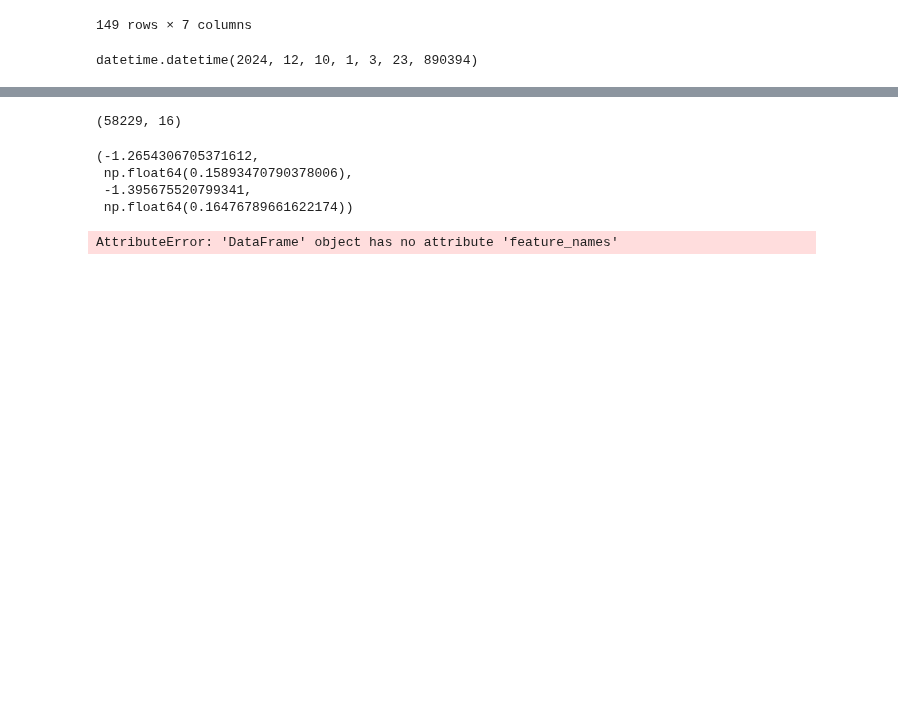
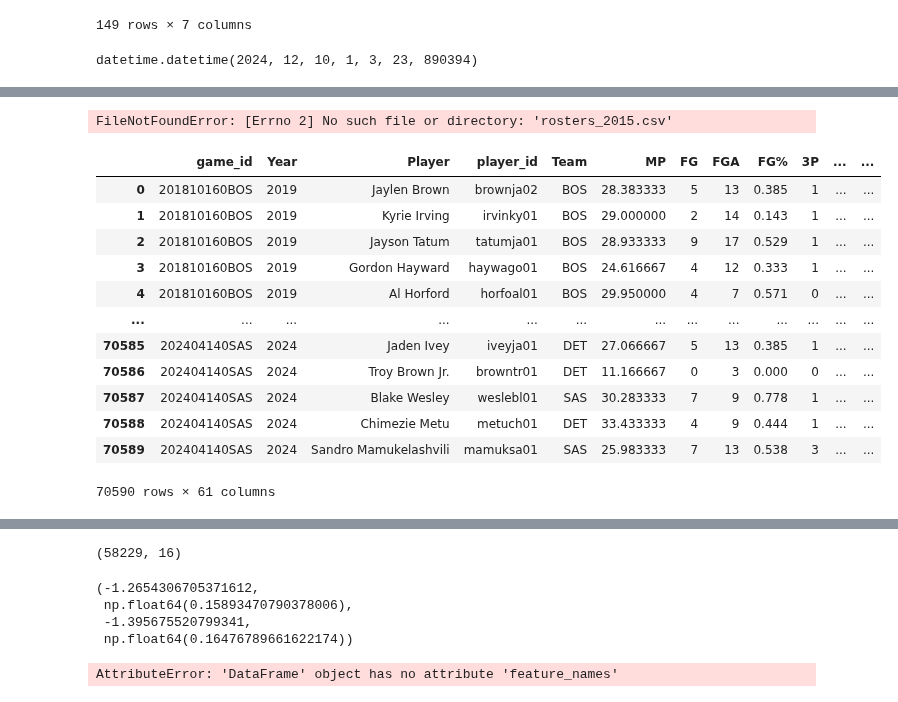
Before and after one commit to martinbog19/LeFirstBasket, a Jupyter notebook: ml/predict_first_basket.ipynb, the cells around one changed output, grey strips where cells are left out. Saved outputs shown, nothing was run; the diff lists cells and outputs as text; code cells hidden in the pictures; blank space fills up the shorter version.

```diff
--- a/ml/predict_first_basket.ipynb
+++ b/ml/predict_first_basket.ipynb
@@ -119,3 +133,16 @@ first_basket = pd.concat([pd.read_csv(f'../data/first_basket_{year}.csv') for ye
+# %%
+os.listdir('../data/rosters.nosync/')
+
+dfs = []
+for path in os.listdir('../data/rosters.nosync/') :
+    df = pd.read_csv(os.path.join(path))
+    # df.insert(1, 'Year', year)
+    dfs.append(df)
+stats = pd.concat(dfs).reset_index(drop = True)
+stats = pd.merge(stats, first_basket[['game_id', 'first_basket']], on = 'game_id', how = 'inner')
+stats['first_basket_scorer'] = (stats['player_id'] == stats['first_basket']).astype(int)
+# %% [output]
+FileNotFoundError: [Errno 2] No such file or directory: 'rosters_2015.csv'
 # %%
 dfs = []
 for year in years :
@@ -151,10 +177,10 @@ for w in [25, 50] :
     features.append(f'first_basket_{w}')
 # %%
 ratings = pd.read_csv('../data/2k-ratings-2001-2024.csv')
-ratings['Rating'] = (
-    (ratings['Rating'] - ratings.groupby('Year')['Rating'].transform('mean'))
-    / ratings.groupby('Year')['Rating'].transform('std')
-)
+# ratings['Rating'] = (
+#     (ratings['Rating'] - ratings.groupby('Year')['Rating'].transform('mean'))
+#     / ratings.groupby('Year')['Rating'].transform('std')
+# )
 # %%
 starters = starters.merge(
     ratings[['player_id', 'Year', 'Rating']],
@@ -162,5 +188,21 @@ starters = starters.merge(
     how = 'left'
 )
 features.append('Rating')
+# %%
+starters
+# %% [output]
+|  | game_id | Year | Player | player_id | Team | MP | FG | FGA | FG% | 3P | ... | ... |
+| 0 | 201810160BOS | 2019 | Jaylen Brown | brownja02 | BOS | 28.383333 | 5 | 13 | 0.385 | 1 | ... | ... |
+| 1 | 201810160BOS | 2019 | Kyrie Irving | irvinky01 | BOS | 29.000000 | 2 | 14 | 0.143 | 1 | ... | ... |
+| 2 | 201810160BOS | 2019 | Jayson Tatum | tatumja01 | BOS | 28.933333 | 9 | 17 | 0.529 | 1 | ... | ... |
+| 3 | 201810160BOS | 2019 | Gordon Hayward | haywago01 | BOS | 24.616667 | 4 | 12 | 0.333 | 1 | ... | ... |
+| 4 | 201810160BOS | 2019 | Al Horford | horfoal01 | BOS | 29.950000 | 4 | 7 | 0.571 | 0 | ... | ... |
+| ... | ... | ... | ... | ... | ... | ... | ... | ... | ... | ... | ... | ... |
+| 70585 | 202404140SAS | 2024 | Jaden Ivey | iveyja01 | DET | 27.066667 | 5 | 13 | 0.385 | 1 | ... | ... |
+| 70586 | 202404140SAS | 2024 | Troy Brown Jr. | browntr01 | DET | 11.166667 | 0 | 3 | 0.000 | 0 | ... | ... |
+| 70587 | 202404140SAS | 2024 | Blake Wesley | weslebl01 | SAS | 30.283333 | 7 | 9 | 0.778 | 1 | ... | ... |
+| 70588 | 202404140SAS | 2024 | Chimezie Metu | metuch01 | DET | 33.433333 | 4 | 9 | 0.444 | 1 | ... | ... |
+| 70589 | 202404140SAS | 2024 | Sandro Mamukelashvili | mamuksa01 | SAS | 25.983333 | 7 | 13 | 0.538 | 3 | ... | ... |
+70590 rows × 61 columns
 # %%
 data = starters[['game_id', 'player_id', 'first_basket_scorer'] + features].dropna().reset_index(drop = True)
```
Also changed, not shown: parts of 12 cells of this notebook, 1 other file.
